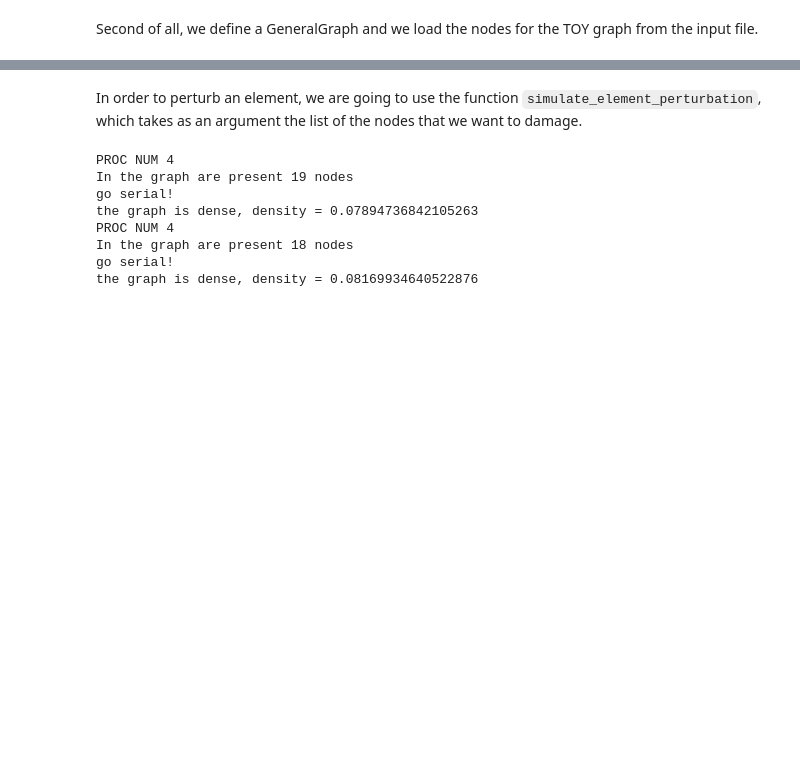
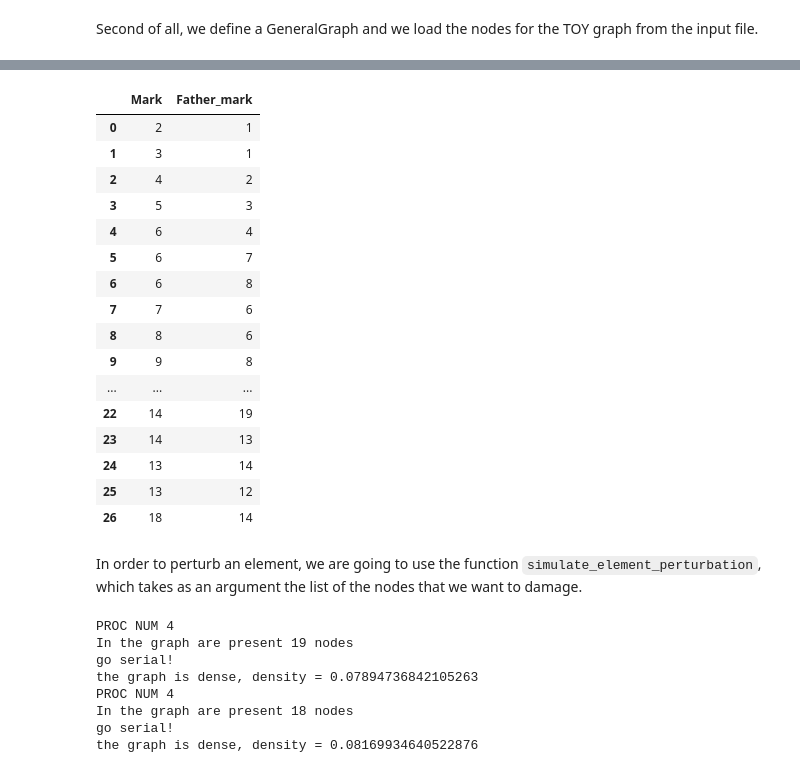
Before and after one commit to mathLab/GRAPE, a Jupyter notebook: tutorials/tutorial01/01_element_perturbation.ipynb, the cells around one changed output, grey strips where cells are left out. Drawn from its saved outputs; the diff is of its cells as text; code cells hidden in the pictures; blank space fills up the shorter version.

```diff
--- a/tutorials/tutorial01/01_element_perturbation.ipynb
+++ b/tutorials/tutorial01/01_element_perturbation.ipynb
@@ -73,3 +101,24 @@ g.load("./input_files/TOY_graph.csv")
+# %%
+edges = pd.read_csv("check_import_edges.csv", na_filter=False)
+edges
+# %% [output]
+|  | Mark | Father_mark |
+| 0 | 2 | 1 |
+| 1 | 3 | 1 |
+| 2 | 4 | 2 |
+| 3 | 5 | 3 |
+| 4 | 6 | 4 |
+| 5 | 6 | 7 |
+| 6 | 6 | 8 |
+| 7 | 7 | 6 |
+| 8 | 8 | 6 |
+| 9 | 9 | 8 |
+| ... | ... | ... |
+| 22 | 14 | 19 |
+| 23 | 14 | 13 |
+| 24 | 13 | 14 |
+| 25 | 13 | 12 |
+| 26 | 18 | 14 |
 # %% [markdown]
 In order to perturb an element, we are going to use the function `simulate_element_perturbation`, which takes as an argument the list of the nodes that we want to damage.
 # %%
```
Also changed, not shown: parts of 10 cells of this notebook, 3 other files.
